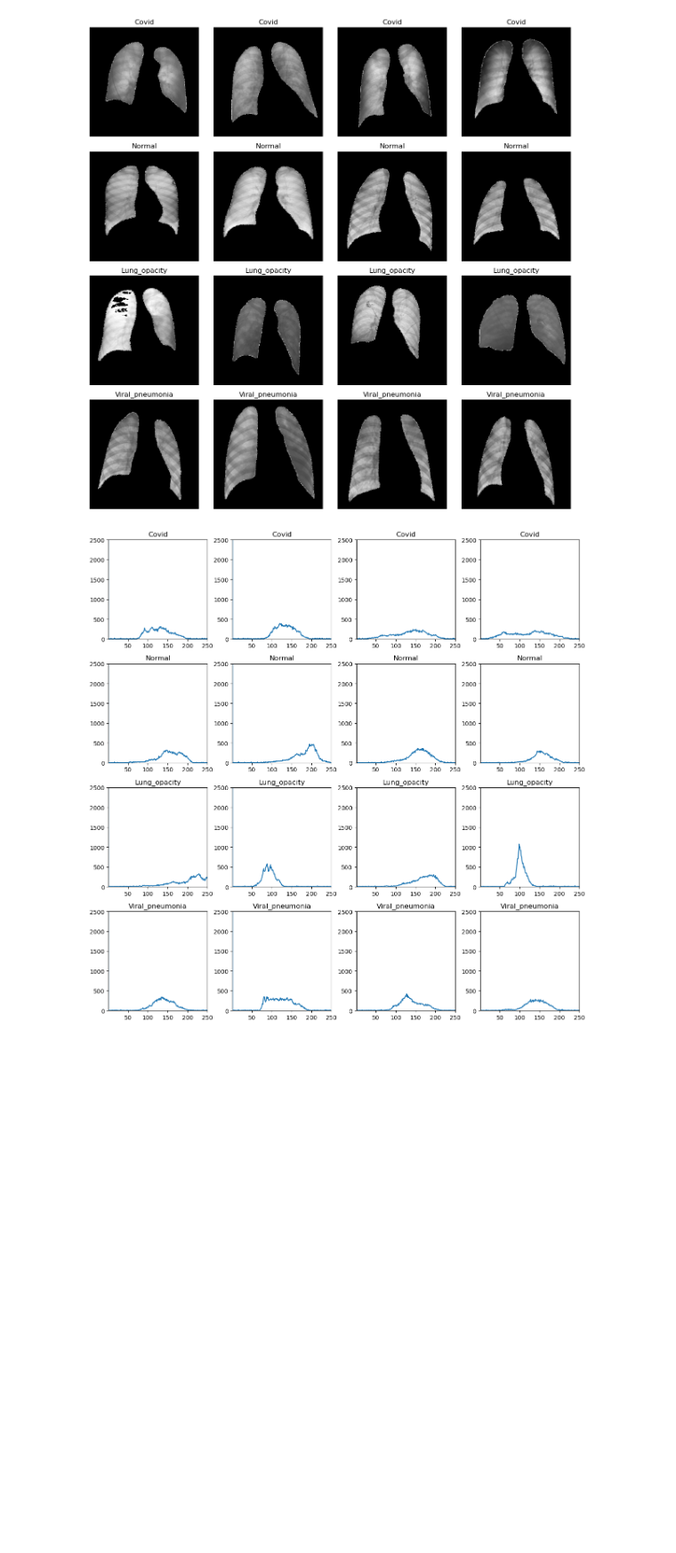
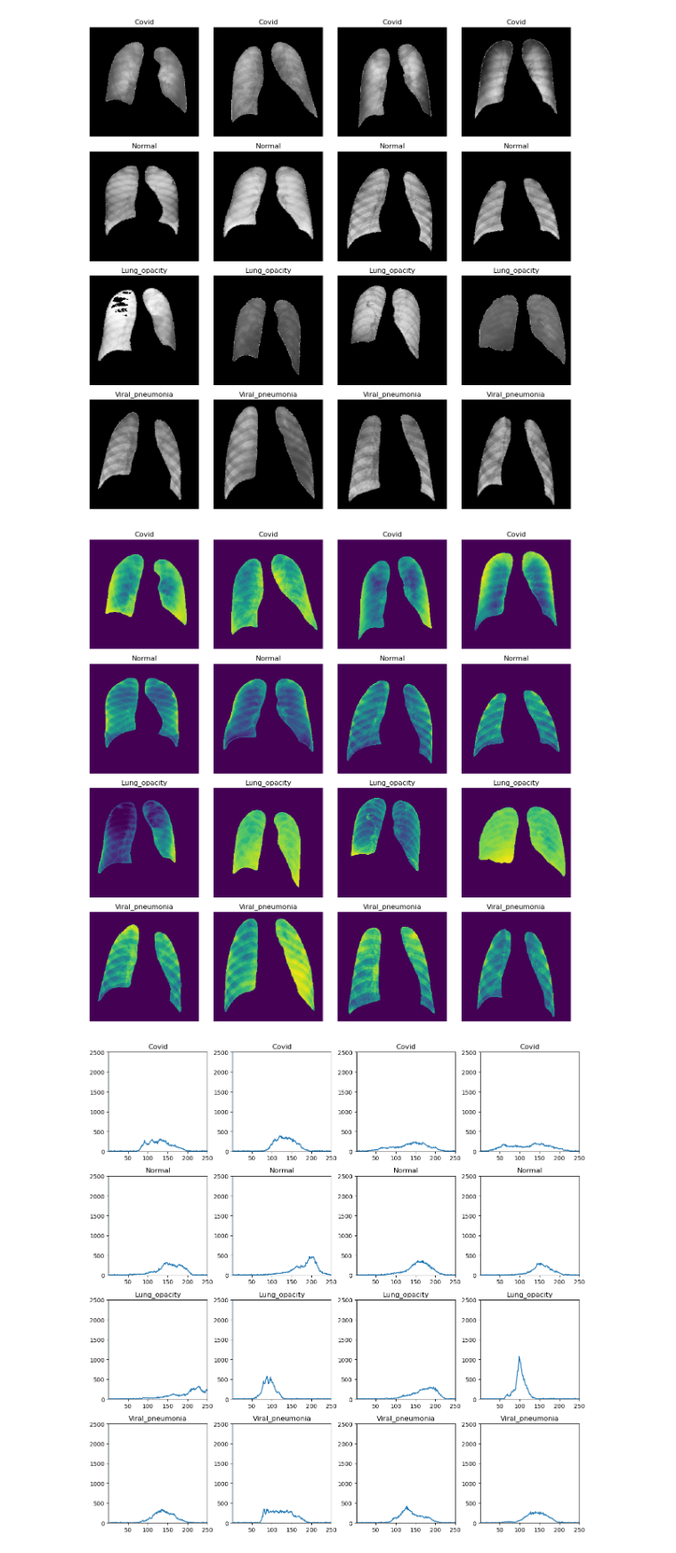
Before and after one commit to ropakolai/Projet_Datascientest, a Jupyter notebook: Exploration_DataViz/Exploration_DataViz.ipynb, the cells around one changed output. Shown at 89% size. Drawn from its saved outputs; the diff is of its cells as text; code cells hidden in the pictures; blank space fills up the shorter version.

```diff
--- a/Exploration_DataViz/Exploration_DataViz.ipynb
+++ b/Exploration_DataViz/Exploration_DataViz.ipynb
@@ -646,6 +621,61 @@ plt.tight_layout()
 plt.show()
 # %% [output]
 [figure]
+# %%
+# Dossier contenant les images et les masques pour chaque type
+image_folder = {
+    "COVID": "/Users/Mac/Desktop/DataScientest/Projet_Datascientest/Exploration_DataViz/COVID",
+    "NORMAL": "/Users/Mac/Desktop/DataScientest/Projet_Datascientest/Exploration_DataViz/NORMAL",
+    "lung_opacity": "/Users/Mac/Desktop/DataScientest/Projet_Datascientest/Exploration_DataViz/lung_opacity",
+    "viral_pneumonia": "/Users/Mac/Desktop/DataScientest/Projet_Datascientest/Exploration_DataViz/viral_pneumonia"
+}
+
+mask_folder = {
+    'COVID': '/Users/Mac/Desktop/DataScientest/Projet_Datascientest/Exploration_DataViz/COVID_mask',
+    'NORMAL': '/Users/Mac/Desktop/DataScientest/Projet_Datascientest/Exploration_DataViz/NORMAL_mask',
+    'lung_opacity': '/Users/Mac/Desktop/DataScientest/Projet_Datascientest/Exploration_DataViz/lung_opacity_mask',
+    'viral_pneumonia': '/Users/Mac/Desktop/DataScientest/Projet_Datascientest/Exploration_DataViz/viral_pneumonia_mask'
+}
+
+# Créer une nouvelle figure
+plt.figure(figsize=(12, 12))
+
+# Itérer sur chaque type d'image
+for i, category in enumerate(image_folder.keys(), 1):
+    # Chemins des dossiers d'images et de masques
+    image_dir = image_folder[category]
+    mask_dir = mask_folder[category]
+
+    # Liste des noms de fichiers dans les dossiers
+    image_files = sorted(os.listdir(image_dir))
+    mask_files = sorted(os.listdir(mask_dir))
+
+    # Afficher les quatre premières images et leurs masques
+    for j in range(4):
+        # Charger l'image et le masque correspondant
+        image_file = os.path.join(image_dir, image_files[j])
+        mask_file = os.path.join(mask_dir, mask_files[j])
+        image = Image.open(image_file).convert('L')  # Convertir en niveaux de gris
+        mask = Image.open(mask_file).convert('L')
+
+        # Redimensionner le masque pour correspondre à la taille de l'image
+        mask = mask.resize(image.size, resample=Image.Resampling.BILINEAR)
+
+        # Appliquer le masque sur l'image pour ne montrer que la zone délimitée par le masque
+        masked_image = np.array(image)
+        masked_image[np.array(mask) == 0] = 0
+
+        # Ajouter la subplot pour l'image avec une colormap 'viridis'
+        plt.subplot(4, 4, (i-1)*4 + j + 1)
+        plt.imshow(masked_image, cmap='viridis')  # Afficher uniquement la zone délimitée par le masque
+        plt.title(category.capitalize())  # Afficher le titre avec la catégorie en majuscules
+        plt.axis('off')  # Désactiver les axes
+
+# Ajuster l'espacement entre les subplots
+plt.tight_layout()
+plt.show()
+# %% [output]
+[figure, added]
 # %%
 # Dossier contenant les images et les masques pour chaque type
 image_folder = {
```
Also changed, not shown: parts of 1 cell of this notebook.
